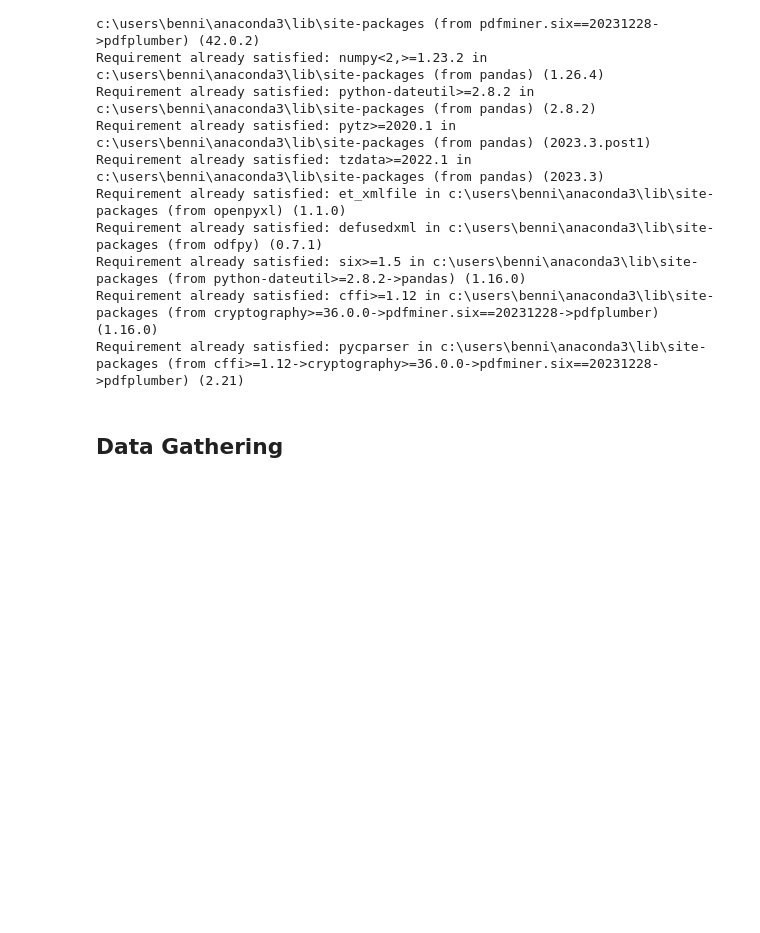
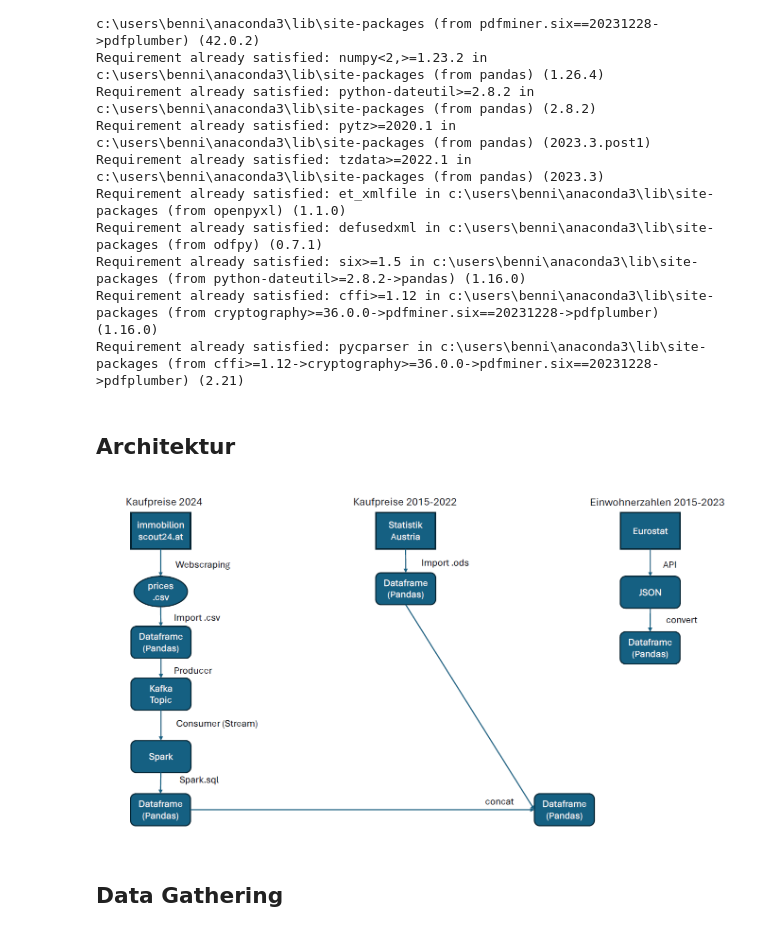
Before and after one commit to markusKoppensteiner1998/immocheck, a Jupyter notebook: ImmoCheck.ipynb, the cells around one changed output. Saved outputs shown, nothing was run; the diff lists cells and outputs as text; code cells hidden in the pictures; blank space fills up the shorter version.

Commit message:
hinzufügen von visualisierung der architektur

```diff
--- a/ImmoCheck.ipynb
+++ b/ImmoCheck.ipynb
@@ -48,6 +47,12 @@ Requirement already satisfied: defusedxml in c:\users\benni\anaconda3\lib\site-p
 Requirement already satisfied: six>=1.5 in c:\users\benni\anaconda3\lib\site-packages (from python-dateutil>=2.8.2->pandas) (1.16.0)
 Requirement already satisfied: cffi>=1.12 in c:\users\benni\anaconda3\lib\site-packages (from cryptography>=36.0.0->pdfminer.six==20231228->pdfplumber) (1.16.0)
 Requirement already satisfied: pycparser in c:\users\benni\anaconda3\lib\site-packages (from cffi>=1.12->cryptography>=36.0.0->pdfminer.six==20231228->pdfplumber) (2.21)
+# %% [markdown]
+## Architektur
+# %%
+Image(filename = "architektur.png")
+# %% [output]
+[figure, added]
 # %% [markdown]
 ## Data Gathering
 # %% [markdown]
```
Also changed, not shown: parts of 1 cell of this notebook, 3 other files.
